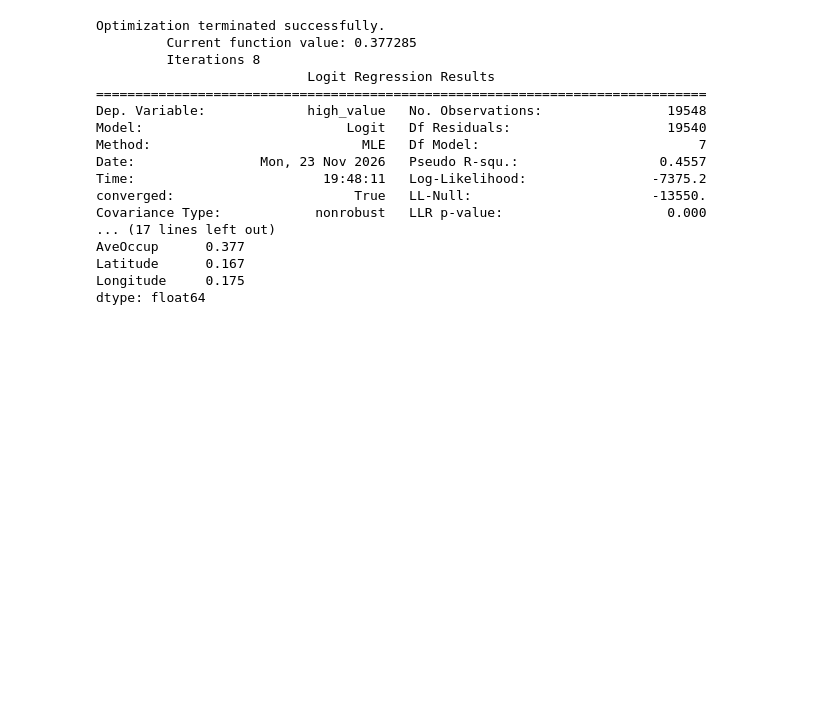
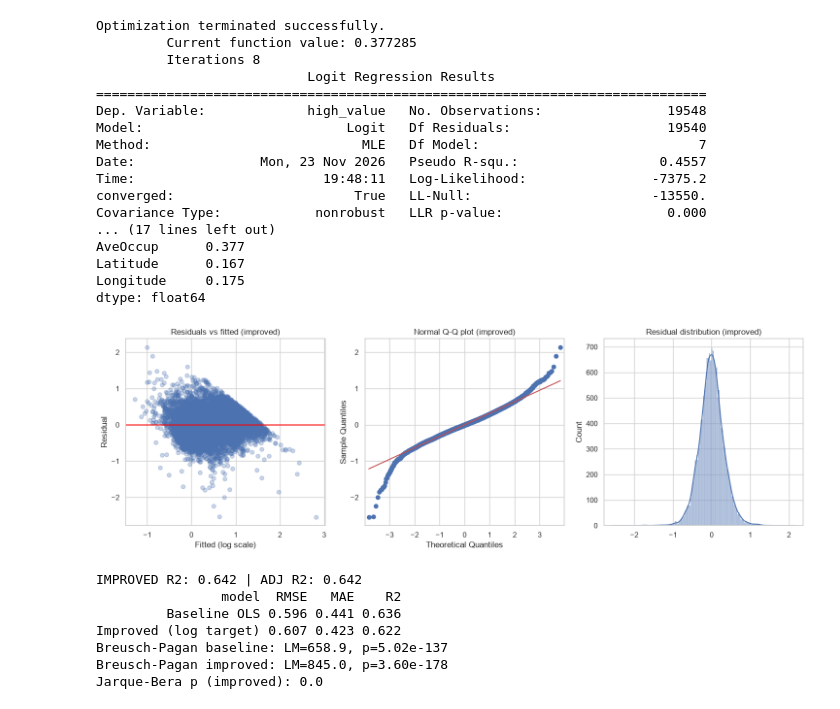
Before and after one commit to Raghaviii-M/Week3-Regression, a Jupyter notebook: notebooks/regression.ipynb, the cells around one changed output. Saved outputs shown, nothing was run; the diff lists cells and outputs as text; code cells hidden in the pictures; blank space fills up the shorter version.

Commit message:
Add improved model and diagnostics

```diff
--- a/notebooks/regression.ipynb
+++ b/notebooks/regression.ipynb
@@ -226,3 +226,33 @@ AveOccup      0.377
 Latitude      0.167
 Longitude     0.175
 dtype: float64
+# %%
+from statsmodels.stats.diagnostic import het_breuschpagan
+from statsmodels.stats.stattools import jarque_bera
+
+# 1) Create the missing figure: report/figures/diagnostics_improved.png
+resid2, fitted2 = m2.resid, m2.fittedvalues
+fig, ax = plt.subplots(1, 3, figsize=(18, 5))
+ax[0].scatter(fitted2, resid2, alpha=.3); ax[0].axhline(0, color="red")
+ax[0].set(title="Residuals vs fitted (improved)", xlabel="Fitted (log scale)", ylabel="Residual")
+sm.qqplot(resid2, line="s", ax=ax[1]); ax[1].set_title("Normal Q-Q plot (improved)")
+sns.histplot(resid2, kde=True, ax=ax[2]); ax[2].set_title("Residual distribution (improved)")
+save("diagnostics_improved"); plt.show()
+
+# 2) Print every value the report is missing
+print("IMPROVED R2:", round(m2.rsquared, 3), "| ADJ R2:", round(m2.rsquared_adj, 3))
+print(res.round(3).to_string(index=False))          # test RMSE, MAE, R2 for both models
+bp1 = het_breuschpagan(m1.resid, Xtr)
+bp2 = het_breuschpagan(m2.resid, Xtr2)
+print(f"Breusch-Pagan baseline: LM={bp1[0]:.1f}, p={bp1[1]:.2e}")
+print(f"Breusch-Pagan improved: LM={bp2[0]:.1f}, p={bp2[1]:.2e}")
+print("Jarque-Bera p (improved):", jarque_bera(resid2)[1])
+# %% [output]
+[figure, added]
+IMPROVED R2: 0.642 | ADJ R2: 0.642
+                model  RMSE   MAE    R2
+         Baseline OLS 0.596 0.441 0.636
+Improved (log target) 0.607 0.423 0.622
+Breusch-Pagan baseline: LM=658.9, p=5.02e-137
+Breusch-Pagan improved: LM=845.0, p=3.60e-178
+Jarque-Bera p (improved): 0.0
```
Also changed, not shown: 1 other file.
